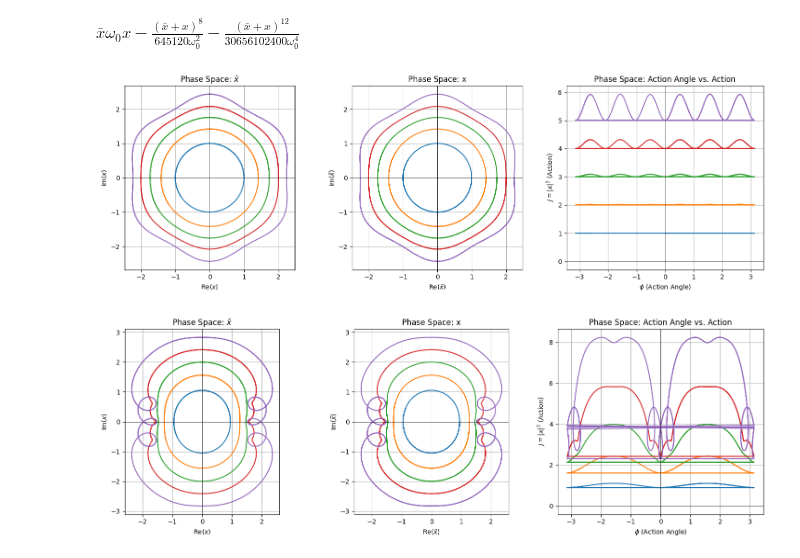
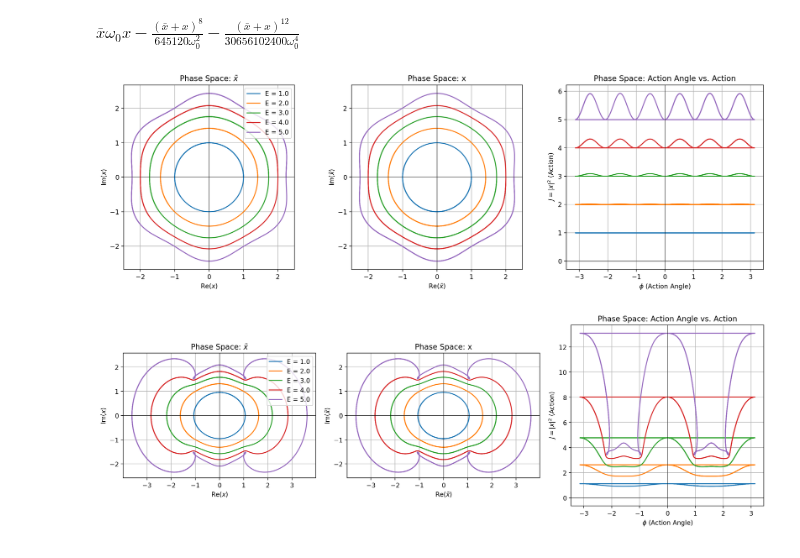
Before and after one commit to kavidey/action-angle-discovery, a Jupyter notebook: sympy example.ipynb, the cells around one changed output. Cells and saved outputs as stored; diff of their text form; code cells hidden in the pictures.

Commit message:
Add legend and clean up

```diff
--- a/sympy example.ipynb
+++ b/sympy example.ipynb
@@ -50,7 +52,7 @@ chi = chi_4+chi_6
 # xp = x + pb(x, chi) + (1/2) * pb(pb(x, chi), chi)
 # xp_bar = x_bar + pb(x_bar, chi) + (1/2) * pb(pb(x_bar, chi), chi)
 
-lie_order = 4
+lie_order = 3
 xp = lie_transformation(x, chi, lie_order)
 xp_bar = lie_transformation(x_bar, chi, lie_order)
 
@@ -58,8 +60,8 @@ xp_f = lambdify([x, x_bar, omega_0], xp)
 xp_bar_f = lambdify([x, x_bar, omega_0], xp_bar)
 # %%
 # Differentiate with respect to x and x_bar
-difeq_x = lambdify([x, x_bar, omega_0], diff(h, x) * I)
-difeq_x_bar = lambdify([x, x_bar, omega_0], diff(h, x_bar) * I)
+difeq_x = lambdify([x, x_bar, omega_0], h.diff(x) * I)
+difeq_x_bar = lambdify([x, x_bar, omega_0], h.diff(x_bar) * I)
 
 # Natural frequency of the system
 omega_0_val = 1.0
@@ -97,7 +99,7 @@ for i in range(len(energy_levels)):
     phi_sol = np.angle(x_sol)
 
     # Plot phase space for x
-    axes[0].plot(x_sol.real, x_sol.imag)
+    axes[0].plot(x_sol.real, x_sol.imag, label=f"E = {H:.2}")
 
 	# Plot phase space for x_bar
     axes[1].plot(np.conj(x_sol).real, np.conj(x_sol).imag)
@@ -105,6 +107,7 @@ for i in range(len(energy_levels)):
     # Plot angle space
     axes[2].plot(phi_sol, J_sol)
 
+axes[0].legend(loc="upper right")
 axes[0].set_xlabel(r'Re$(x)$')
 axes[0].set_ylabel(r'Im$(x)$')
 axes[0].set_title(r'Phase Space: $\bar{x}$')
@@ -131,7 +134,7 @@ axes[2].grid()
 plt.tight_layout()
 plt.show()
 # %% [output]
-[figure, old version]
+[figure, new version]
 # %%
 
 fig, axes = plt.subplots(1, 3, figsize=(15, 5))
@@ -157,38 +160,39 @@ for i in range(len(energy_levels)):
     phi_sol = np.angle(xp_sol)
 
     # Plot phase space for x
-    axes[0].plot(xp_sol.real, xp_sol.imag)
+    axes[0].plot(xp_sol.real, xp_sol.imag, label=f"E = {H:.2}")
 
 	# Plot phase space for x_bar
     axes[1].plot(np.conj(xp_sol).real, np.conj(xp_sol).imag)
 
     # Plot angle space
     axes[2].plot(phi_sol, J_sol)
 
+axes[0].legend(loc="upper right")
 axes[0].set_xlabel(r'Re$(x)$')
 axes[0].set_ylabel(r'Im$(x)$')
 axes[0].set_title(r'Phase Space: $\bar{x}$')
 axes[0].axhline(0, color='black', linewidth=0.5)
 axes[0].axvline(0, color='black', linewidth=0.5)
 axes[0].grid()
 axes[0].set_aspect('equal')
 
 axes[1].set_xlabel(r'Re$(\bar{x})$')
 axes[1].set_ylabel(r'Im$(\bar{x})$')
 axes[1].set_title('Phase Space: x')
 axes[1].axhline(0, color='black', linewidth=0.5)
 axes[1].axvline(0, color='black', linewidth=0.5)
 axes[1].grid()
 axes[1].set_aspect('equal')
 
 axes[2].set_xlabel(r'$\phi$ (Action Angle)')
 axes[2].set_ylabel(r'$J = |x|^2$ (Action)')
 axes[2].set_title('Phase Space: Action Angle vs. Action')
 axes[2].axhline(0, color='black', linewidth=0.5)
 axes[2].axvline(0, color='black', linewidth=0.5)
 axes[2].grid()
 
 plt.tight_layout()
 plt.show()
 # %% [output]
-[figure, old version]
+[figure, new version]
```
Also changed, not shown: parts of 1 cell of this notebook.
